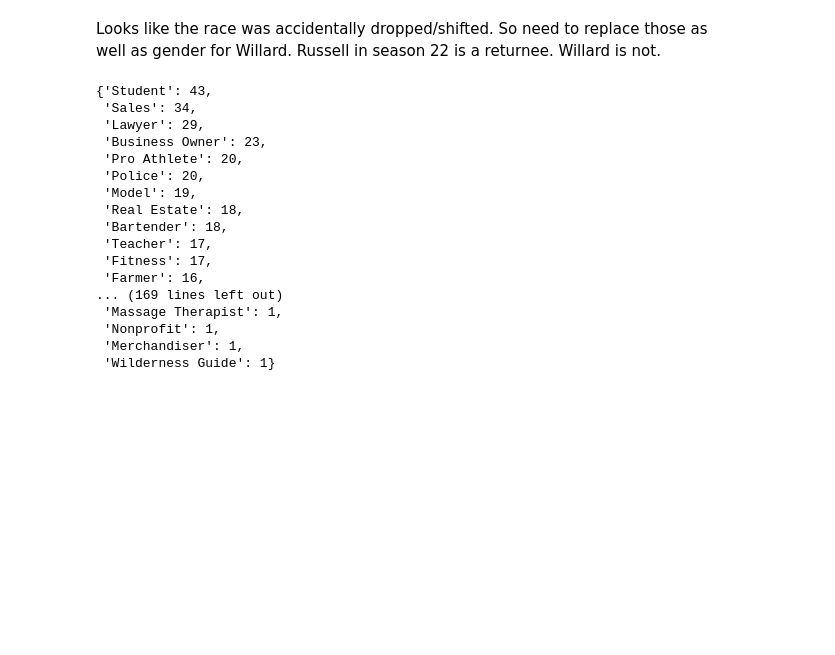
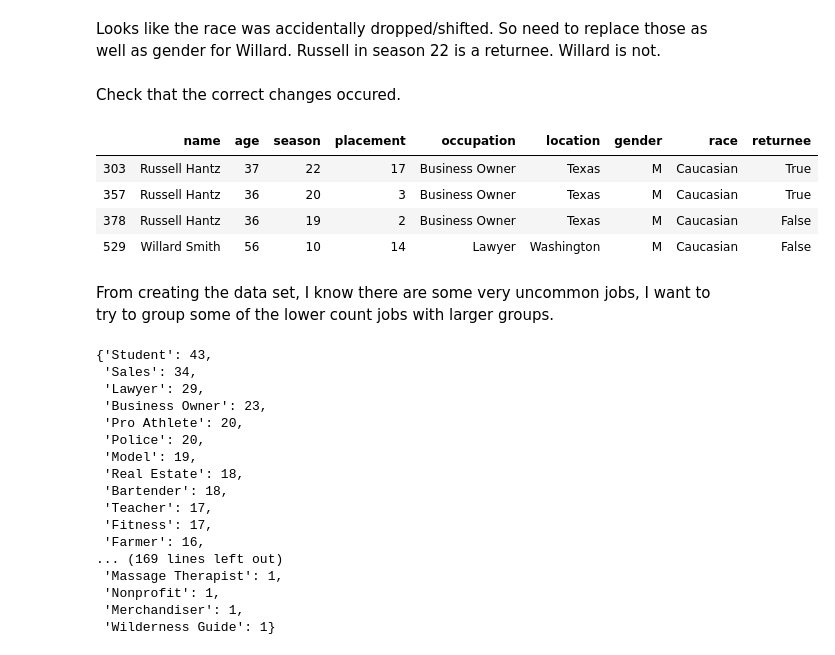
Before and after one commit to kayschulz/survivor_analysis, a Jupyter notebook: exploratory_analysis.ipynb, the cells around one changed output. Cells and saved outputs as stored; diff of their text form; code cells hidden in the pictures; blank space fills up the shorter version.

```diff
--- a/exploratory_analysis.ipynb
+++ b/exploratory_analysis.ipynb
@@ -134,7 +134,20 @@ Looks like the race was accidentally dropped/shifted. So need to replace those a
 players.loc[(players['name'] =='Russell Hantz') & (players['season'] == 22), 'race'] = 'Caucasian'
 players.loc[(players['name'] =='Russell Hantz') & (players['season'] == 22), 'returnee'] = 'True'
 players.loc[players['name'] =='Willard Smith', 'gender'] = 'M'
-players.loc[players['name'] =='Willard Smith', 'gender'] = 'M'
+players.loc[players['name'] =='Willard Smith', 'race'] = 'Caucasian'
+players.loc[players['name'] =='Willard Smith', 'returnee'] = 'False'
+# %% [markdown]
+Check that the correct changes occured.
+# %%
+players.loc[(players['name'] =='Willard Smith') | (players['name'] =='Russell Hantz')]
+# %% [output]
+|  | name | age | season | placement | occupation | location | gender | race | returnee |
+| 303 | Russell Hantz | 37 | 22 | 17 | Business Owner | Texas | M | Caucasian | True |
+| 357 | Russell Hantz | 36 | 20 | 3 | Business Owner | Texas | M | Caucasian | True |
+| 378 | Russell Hantz | 36 | 19 | 2 | Business Owner | Texas | M | Caucasian | False |
+| 529 | Willard Smith | 56 | 10 | 14 | Lawyer | Washington | M | Caucasian | False |
+# %% [markdown]
+From creating the data set, I know there are some very uncommon jobs, I want to try to group some of the lower count jobs with larger groups.
 # %%
 dict(players['occupation'].value_counts())
 # %% [output]
```
Also changed, not shown: parts of 2 cells of this notebook.
